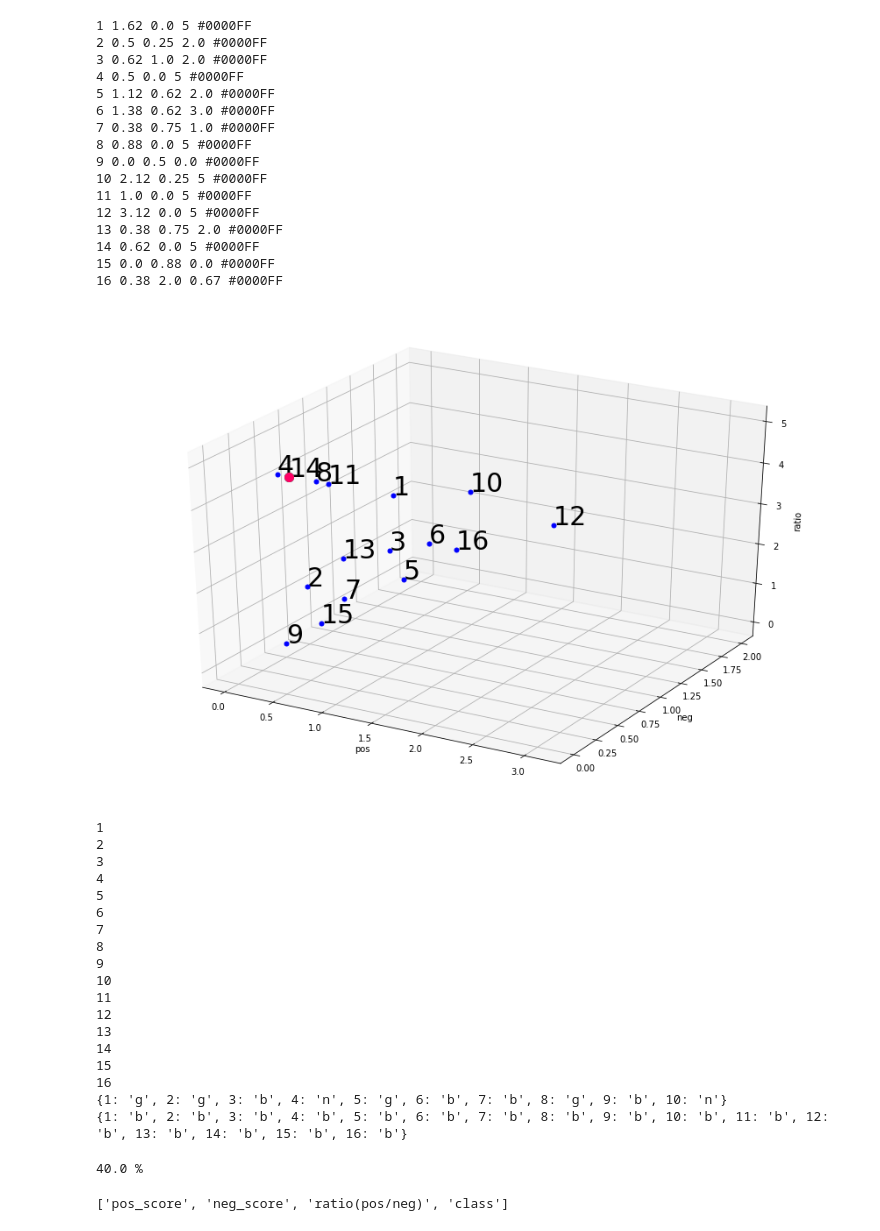
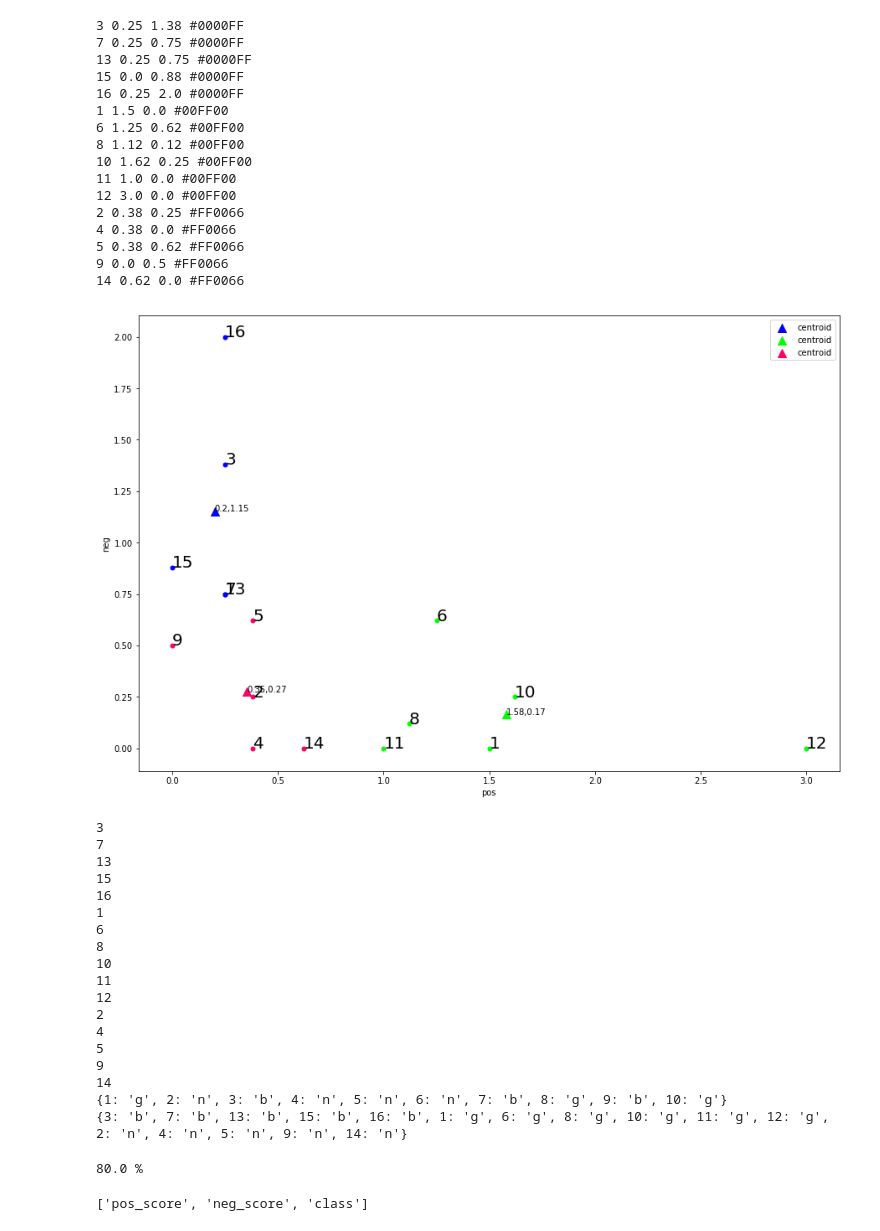
Before and after one commit to hkothari128/seniment_analysis, a Jupyter notebook: kmeans.ipynb, the cells around one changed output. Cells and saved outputs as stored; diff of their text form; code cells hidden in the pictures.

Commit message:
converted all data to 2D

```diff
--- a/kmeans.ipynb
+++ b/kmeans.ipynb
@@ -63,7 +82,7 @@ while(True):
         pos=None
         min_dist=9999
         for j in range(k):
-            dist=distance(3,c[j],data[i])
+            dist=distance(2,c[j],data[i])
             if dist<min_dist:
                 min_dist=dist
                 pos=j
@@ -107,42 +125,43 @@ ZeroDivisionError: division by zero
 # %%
 %matplotlib inline
 from mpl_toolkits.mplot3d import Axes3D
 import matplotlib.pyplot as plt
 import random
 colors=["#0000FF", "#00FF00", "#FF0066"]
 fig = plt.figure(figsize=(15,10))
-ax = fig.add_subplot(111, projection='3d')
+#ax = fig.add_subplot(111, projection='3d')
 
 for i in range(k):
     #colors.append("%03x" % random.randint(0, 0xFFF))
-    ax.scatter(c[i][0],c[i][1],c[i][2],color=colors[i],s=100)
+    plt.scatter(c[i][0],c[i][1],marker="^",label="centroid",color=colors[i],s=100)
+    plt.text(c[i][0],c[i][1],'%s,%s'%(round(c[i][0],2),round(c[i][1],2)),size=10)
     for j in clusters[i]:
-        print(j,data[j-1][0],data[j-1][1],data[j-1][2],colors[i])
+        print(j,data[j-1][0],data[j-1][1],colors[i])
 
-        ax.scatter(data[j-1][0],data[j-1][1],data[j-1][2],color=colors[i],s=25)
-        ax.text(data[j-1][0],data[j-1][1],data[j-1][2],  '%s' % (str(j)), size=30, zorder=1)
-ax.set_xlabel('pos')
-ax.set_ylabel('neg')
-ax.set_zlabel('ratio')
+        plt.scatter(data[j-1][0],data[j-1][1],color=colors[i],s=25)
+        plt.text(data[j-1][0],data[j-1][1],  '%s' % (str(j)), size=20, zorder=1)
+plt.xlabel('pos')
+plt.ylabel('neg')
+plt.legend()
 plt.show()
 # %% [output]
-1 1.62 0.0 5 #0000FF
-2 0.5 0.25 2.0 #0000FF
-3 0.62 1.0 2.0 #0000FF
-4 0.5 0.0 5 #0000FF
-5 1.12 0.62 2.0 #0000FF
-6 1.38 0.62 3.0 #0000FF
-7 0.38 0.75 1.0 #0000FF
-8 0.88 0.0 5 #0000FF
-9 0.0 0.5 0.0 #0000FF
-10 2.12 0.25 5 #0000FF
-11 1.0 0.0 5 #0000FF
-12 3.12 0.0 5 #0000FF
-13 0.38 0.75 2.0 #0000FF
-14 0.62 0.0 5 #0000FF
-15 0.0 0.88 0.0 #0000FF
-16 0.38 2.0 0.67 #0000FF
+3 0.25 1.38 #0000FF
+7 0.25 0.75 #0000FF
+13 0.25 0.75 #0000FF
+15 0.0 0.88 #0000FF
+16 0.25 2.0 #0000FF
+1 1.5 0.0 #00FF00
+6 1.25 0.62 #00FF00
+8 1.12 0.12 #00FF00
+10 1.62 0.25 #00FF00
+11 1.0 0.0 #00FF00
+12 3.0 0.0 #00FF00
+2 0.38 0.25 #FF0066
+4 0.38 0.0 #FF0066
+5 0.38 0.62 #FF0066
+9 0.0 0.5 #FF0066
+14 0.62 0.0 #FF0066
-[figure, old version]
+[figure, new version]
 # %%
 test_set={}
 train_set={}
@@ -188,24 +207,24 @@ def label_clusters():
 
 label_clusters()
 # %% [output]
+3
+7
+13
+15
+16
 1
-2
-3
-4
-5
 6
-7
 8
-9
 10
 11
 12
-13
+2
+4
+5
+9
 14
-15
-16
-{1: 'g', 2: 'g', 3: 'b', 4: 'n', 5: 'g', 6: 'b', 7: 'b', 8: 'g', 9: 'b', 10: 'n'}
-{1: 'b', 2: 'b', 3: 'b', 4: 'b', 5: 'b', 6: 'b', 7: 'b', 8: 'b', 9: 'b', 10: 'b', 11: 'b', 12: 'b', 13: 'b', 14: 'b', 15: 'b', 16: 'b'}
+{1: 'g', 2: 'n', 3: 'b', 4: 'n', 5: 'n', 6: 'n', 7: 'b', 8: 'g', 9: 'b', 10: 'g'}
+{3: 'b', 7: 'b', 13: 'b', 15: 'b', 16: 'b', 1: 'g', 6: 'g', 8: 'g', 10: 'g', 11: 'g', 12: 'g', 2: 'n', 4: 'n', 5: 'n', 9: 'n', 14: 'n'}
 # %%
 def accuracy():
     total=len(test_set)
@@ -216,7 +235,7 @@ def accuracy():
     print(float(correct/total)*100,'%')
 accuracy()
 # %% [output]
-40.0 %
+80.0 %
 # %%
 
 headers=[header for header in header]
@@ -233,4 +252,4 @@ with open ("rulebase.csv","w") as csv_file:
         row.append(train_set[i])
         writer.writerow(row)
 # %% [output]
-['pos_score', 'neg_score', 'ratio(pos/neg)', 'class']
+['pos_score', 'neg_score', 'class']
```
Also changed, not shown: parts of 7 cells of this notebook, 16 other files.
